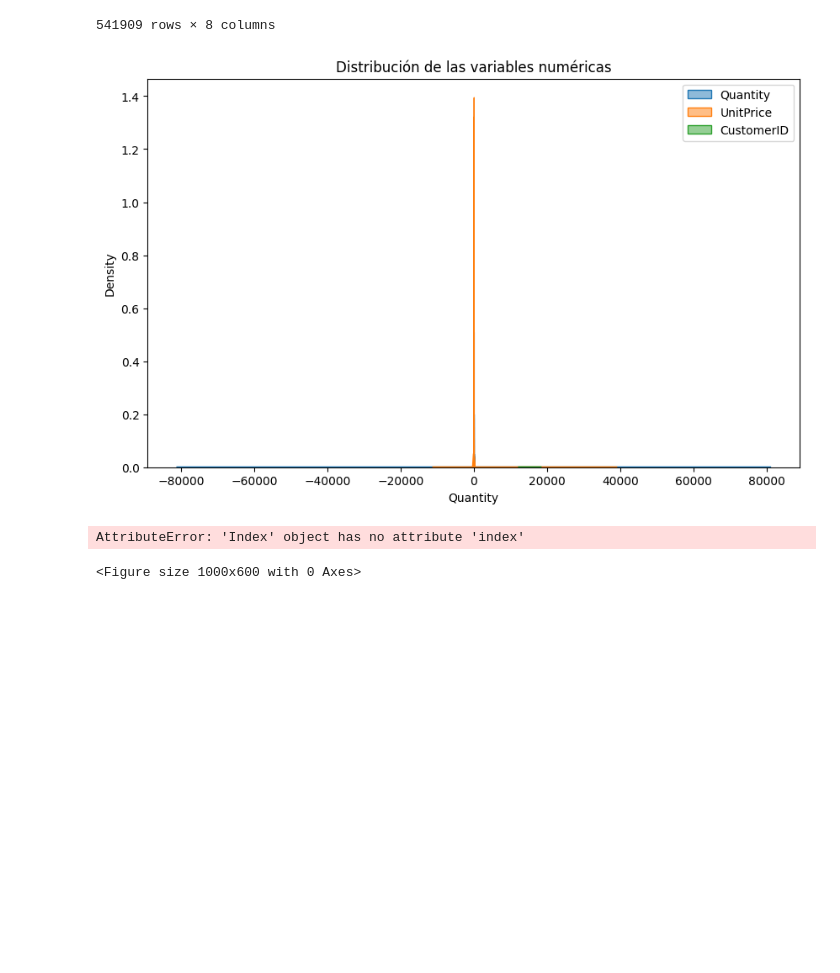
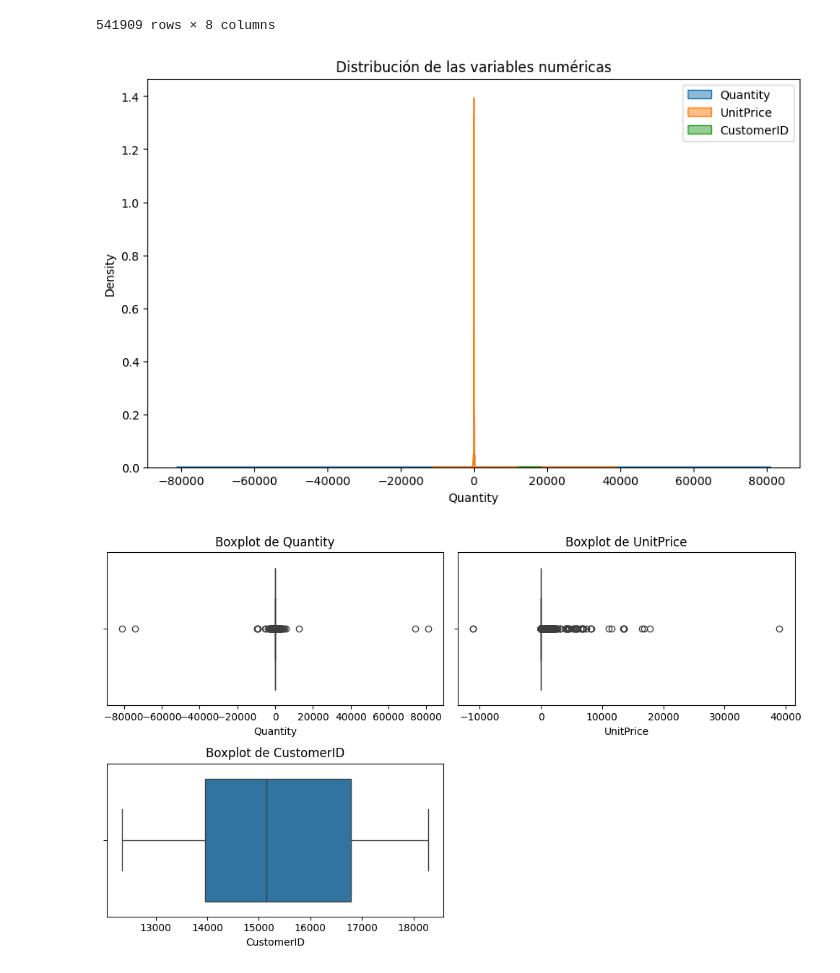
Before and after one commit to prxska/ml, a Jupyter notebook: ev1.ipynb, the cells around one changed output. Cells and saved outputs as stored; diff of their text form; code cells hidden in the pictures; blank space fills up the shorter version.

```diff
--- a/ev1.ipynb
+++ b/ev1.ipynb
@@ -140,24 +140,24 @@ df
 | 541908 | 581587 | 22138 | BAKING SET 9 PIECE RETROSPOT | 3 | 12/9/2011 12:50 | 4.95 | 12680.0 | France |
 541909 rows × 8 columns
 # %%
-# Graficar histogramas para ver la distribución
+# Graficar histogramas de las variables numéricas
+
 plt.figure(figsize=(10, 6))
 for col in numeric_columns:
     sns.histplot(df[col], kde=True, label=col, element='step', stat='density')
 plt.legend()
 plt.title('Distribución de las variables numéricas')
 plt.show()
+
+# Graficar boxplots para las variables numéricas
+plt.figure(figsize=(10, 6))
+numeric_columns_list = numeric_columns.tolist()
+for i, col in enumerate(numeric_columns_list):
+    plt.subplot(2, 2, i + 1)
+    sns.boxplot(x=df[col])
+    plt.title(f'Boxplot de {col}')
+plt.tight_layout()
+plt.show()
 # %% [output]
 [figure]
+[figure, added]
-# %%
-# Graficar boxplots para ver los outliers y la distribución
-plt.figure(figsize=(10, 6))
-for col in numeric_columns:
-    plt.subplot(2, 2, numeric_columns.index(col) + 1)
-    sns.boxplot(x=df[col])
-    plt.title(f'Boxplot de {col}')
-plt.tight_layout()
-plt.show()
-# %% [output]
-AttributeError: 'Index' object has no attribute 'index'
-<Figure size 1000x600 with 0 Axes>
```
Also changed, not shown: parts of 1 cell of this notebook.
